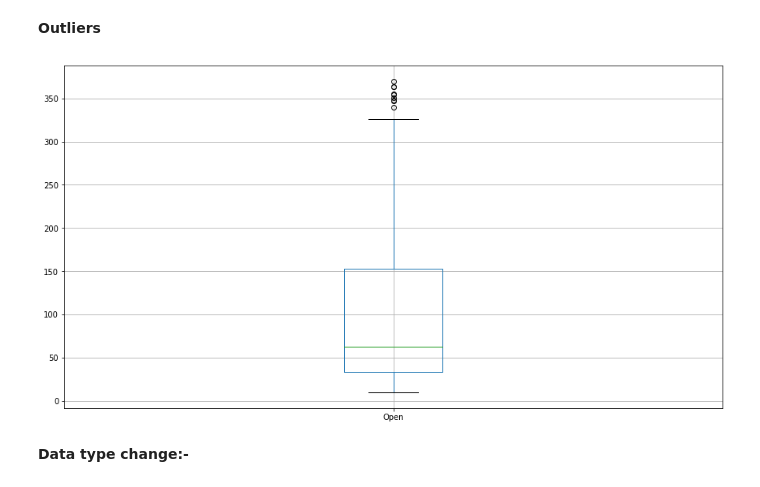
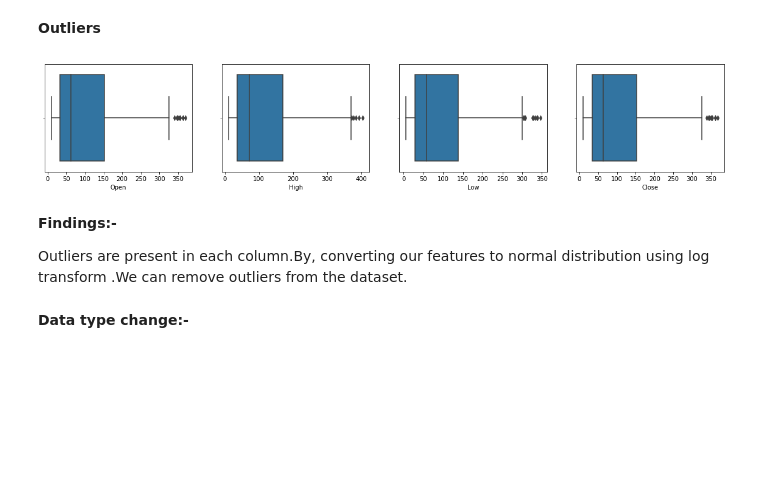
Before and after one commit to sm160388/capstone-2, a Jupyter notebook: Shivangi_Mishra_Capstone_2.ipynb, the cells around one changed output. Drawn from its saved outputs; the diff is of its cells as text; code cells hidden in the pictures; blank space fills up the shorter version.

```diff
--- a/Shivangi_Mishra_Capstone_2.ipynb
+++ b/Shivangi_Mishra_Capstone_2.ipynb
@@ -136,12 +136,21 @@ len(df[df.duplicated()])
 --No duplicate data found.
 # %% [markdown]
 **Outliers**
-# %%
-plt.figure(figsize=(15,8))
-df.boxplot('Open')
-plt.show()
-# %% [output]
-[figure, removed]
+# %%
+#defining a variable containing all the numerical columns
+plt.figure(figsize=(20,15))
+columns= ['Open', 'High', 'Low', 'Close']
+n=1
+for column in columns:
+  plt.subplot(4,4,n)
+  n = n+1
+  sns.boxplot(df[column])
+# %% [output]
+[figure, added]
+# %% [markdown]
+**Findings:-**
+
+Outliers are present in each column.By, converting our features to normal distribution using log transform .We can remove outliers from the dataset.
 # %% [markdown]
 **Data type change:-**
 # %%
```
Also changed, not shown: parts of 9 cells of this notebook.
